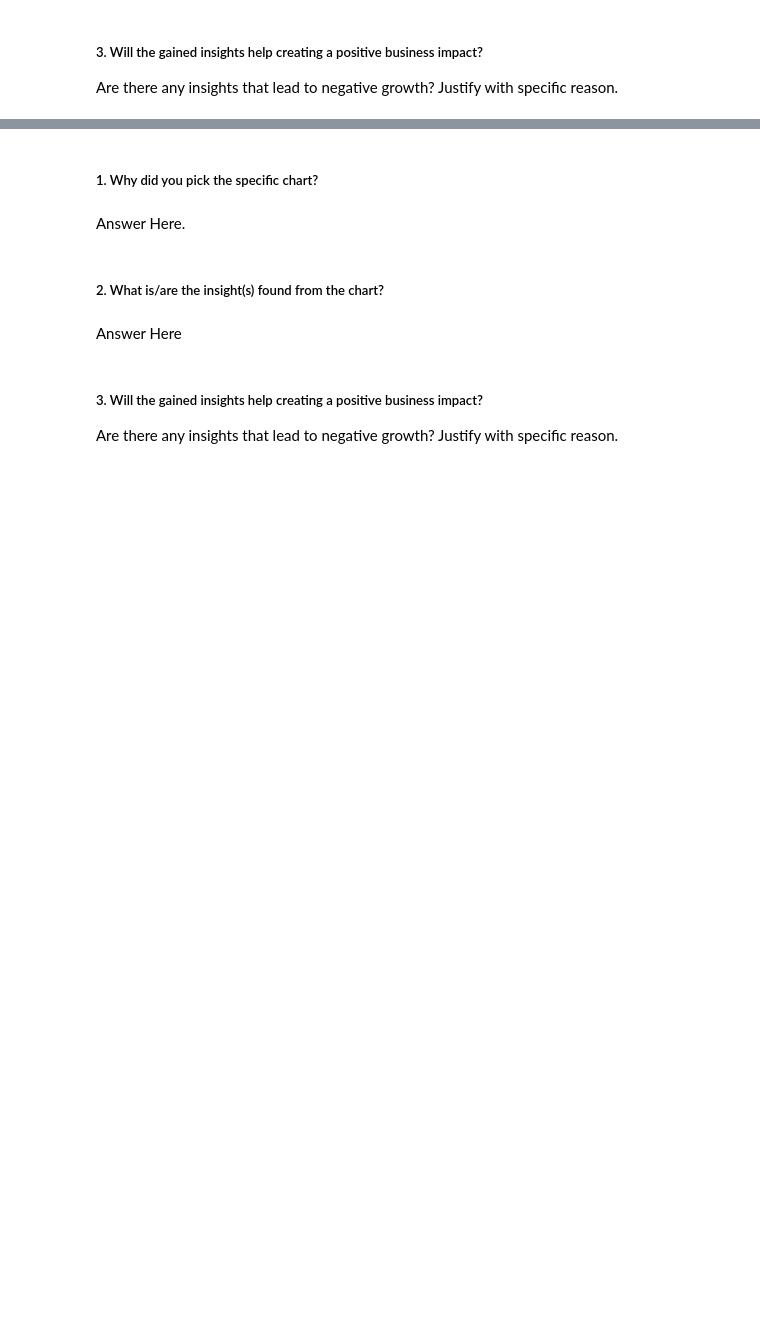
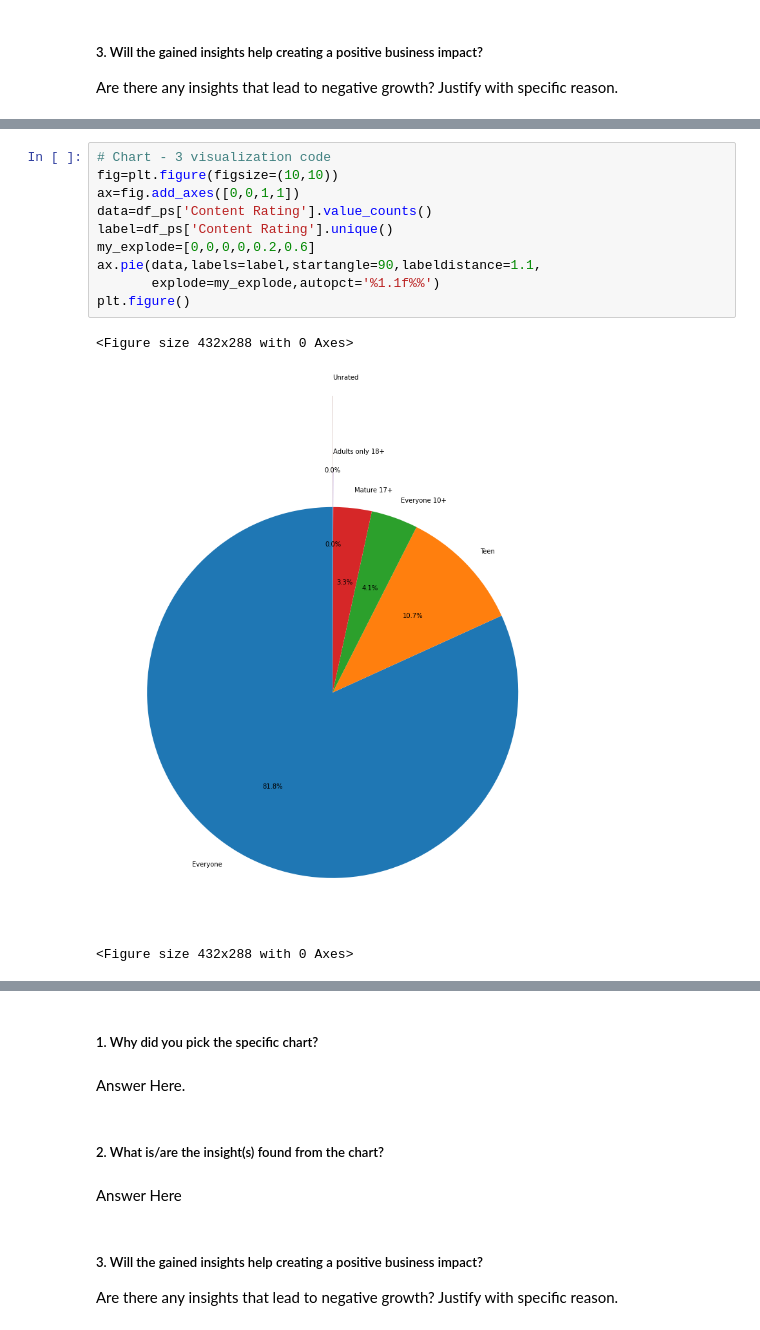
Before and after one commit to sabitendu/EDA-Capstone-Project-on-Play-Store-App-Review-Analysis, a Jupyter notebook: playstore_app_review_analysis.ipynb, the cells around one changed output, grey strips where cells are left out. Saved outputs shown, nothing was run; the diff lists cells and outputs as text; blank space fills up the shorter version.

```diff
--- a/playstore_app_review_analysis.ipynb
+++ b/playstore_app_review_analysis.ipynb
@@ -991,0 +1066,14 @@ Answer Here
+# %%
+# Chart - 3 visualization code
+fig=plt.figure(figsize=(10,10))
+ax=fig.add_axes([0,0,1,1])
+data=df_ps['Content Rating'].value_counts()
+label=df_ps['Content Rating'].unique()
+my_explode=[0,0,0,0,0.2,0.6]
+ax.pie(data,labels=label,startangle=90,labeldistance=1.1,
+       explode=my_explode,autopct='%1.1f%%')
+plt.figure()
+# %% [output]
+<Figure size 432x288 with 0 Axes>
+[figure, added]
+<Figure size 432x288 with 0 Axes>
```
Also changed, not shown: parts of 109 cells of this notebook.
